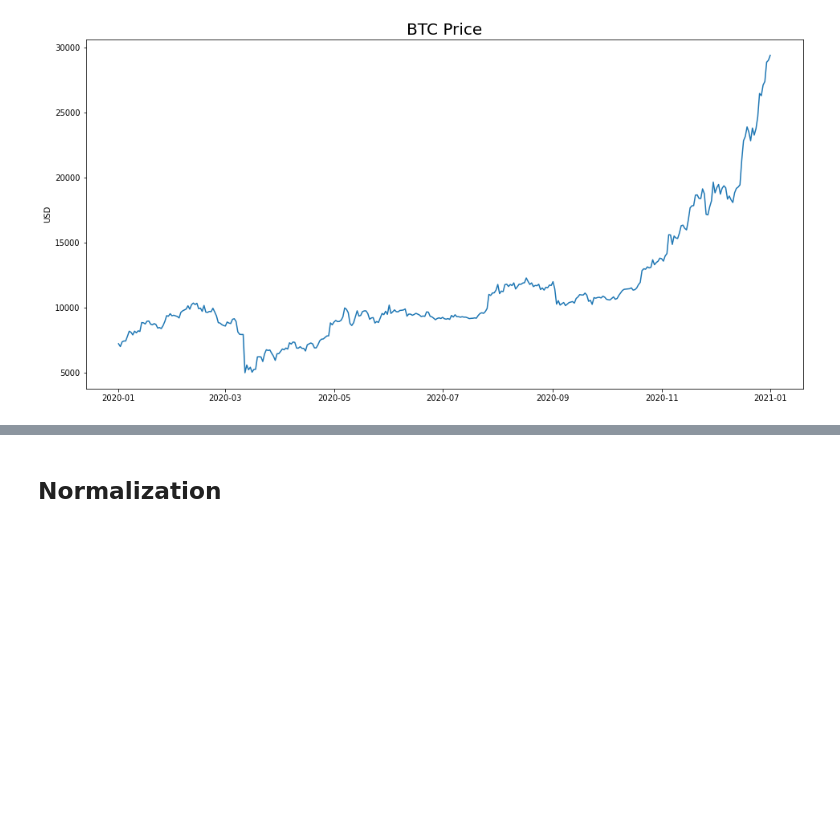
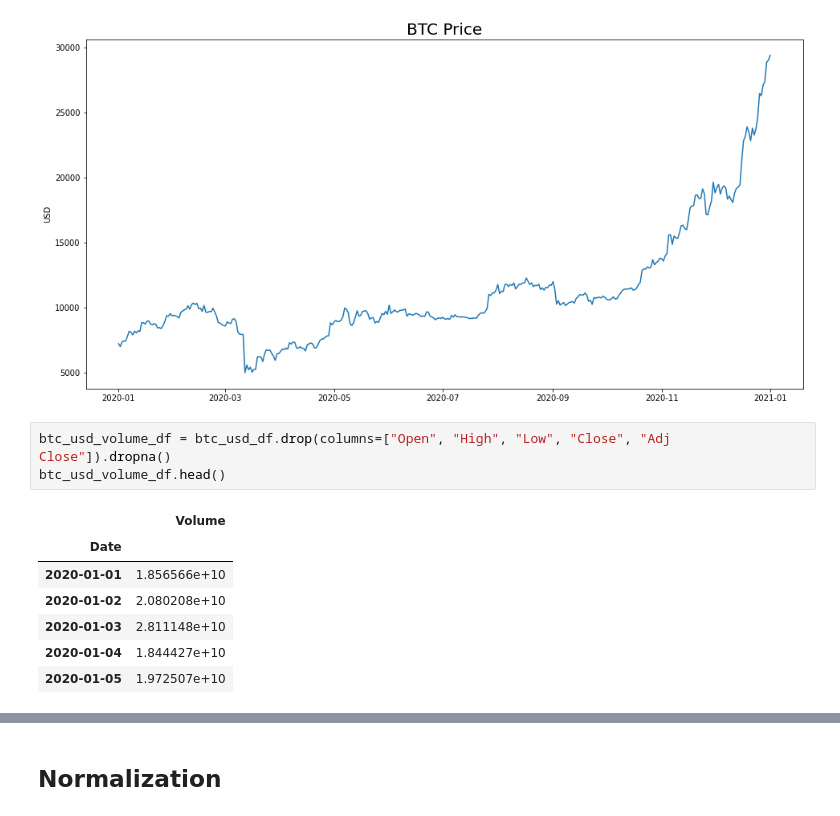
Before and after one commit to AKrgpt99/ipynb-playground, a Jupyter notebook: btcusd.ipynb, the cells around one changed output, grey strips where cells are left out. Saved outputs shown, nothing was run; the diff lists cells and outputs as text; blank space fills up the shorter version.

```diff
--- a/btcusd.ipynb
+++ b/btcusd.ipynb
@@ -67,3 +47,14 @@ plt.plot(btc_usd_close_df.Close)
 # %% [output]
 [<matplotlib.lines.Line2D at 0x...>]
 [figure]
+# %%
+btc_usd_volume_df = btc_usd_df.drop(columns=["Open", "High", "Low", "Close", "Adj Close"]).dropna()
+btc_usd_volume_df.head()
+# %% [output]
+|  | Volume |
+| Date |  |
+| 2020-01-01 | 1.856566e+10 |
+| 2020-01-02 | 2.080208e+10 |
+| 2020-01-03 | 2.811148e+10 |
+| 2020-01-04 | 1.844427e+10 |
+| 2020-01-05 | 1.972507e+10 |
```
Also changed, not shown: parts of 33 cells of this notebook, 1 other file.
